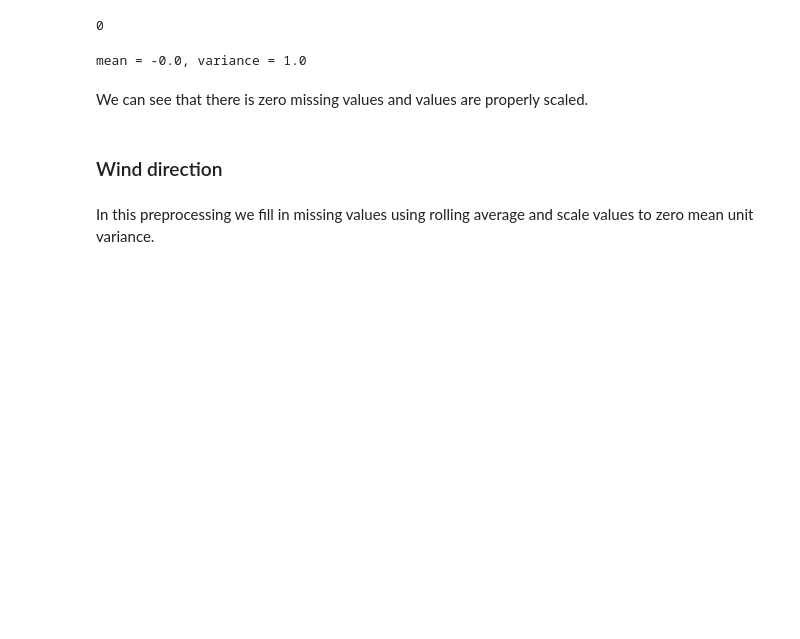
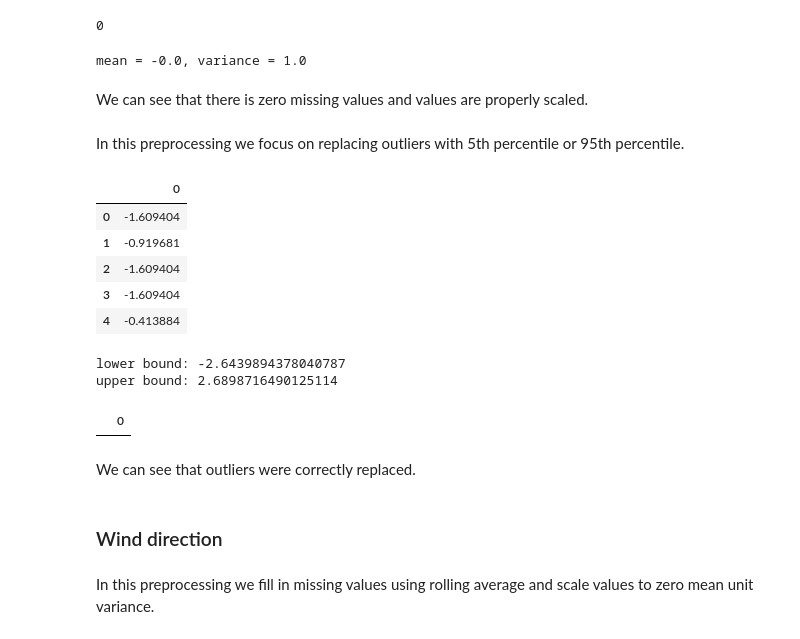
Before and after one commit to dmitana/fiit_knowledge_discovery_project, a Jupyter notebook: notebooks/preprocessing.ipynb, the cells around one changed output. Drawn from its saved outputs; the diff is of its cells as text; code cells hidden in the pictures; blank space fills up the shorter version.

```diff
--- a/notebooks/preprocessing.ipynb
+++ b/notebooks/preprocessing.ipynb
@@ -224,6 +279,27 @@ check_mean_and_variance(wind_speed_feature[0])
 mean = -0.0, variance = 1.0
 # %% [markdown]
 We can see that there is zero missing values and values are properly scaled.
+# %% [markdown]
+In this preprocessing we focus on replacing outliers with 5th percentile or 95th percentile.
+# %%
+wind_speed_without_outliers_feature = \
+    pd.DataFrame(wind_speed_without_outliers_pipeline.fit_transform(train_weather))
+wind_speed_without_outliers_feature.head()
+# %% [output]
+|  | 0 |
+| 0 | -1.609404 |
+| 1 | -0.919681 |
+| 2 | -1.609404 |
+| 3 | -1.609404 |
+| 4 | -0.413884 |
+# %%
+get_outliers(wind_speed_without_outliers_feature, 0)
+# %% [output]
+lower bound: -2.6439894378040787
+upper bound: 2.6898716490125114
+|  | 0 |
+# %% [markdown]
+We can see that outliers were correctly replaced.
 # %% [markdown]
 ### Wind direction
 # %% [markdown]
```
Also changed, not shown: parts of 13 cells of this notebook.
